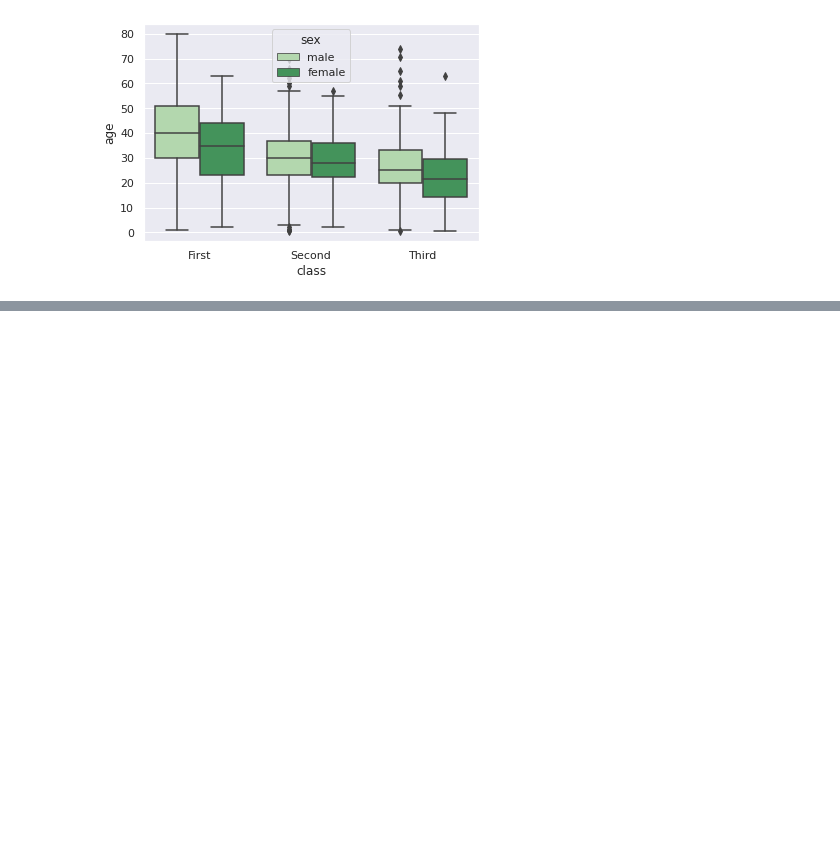
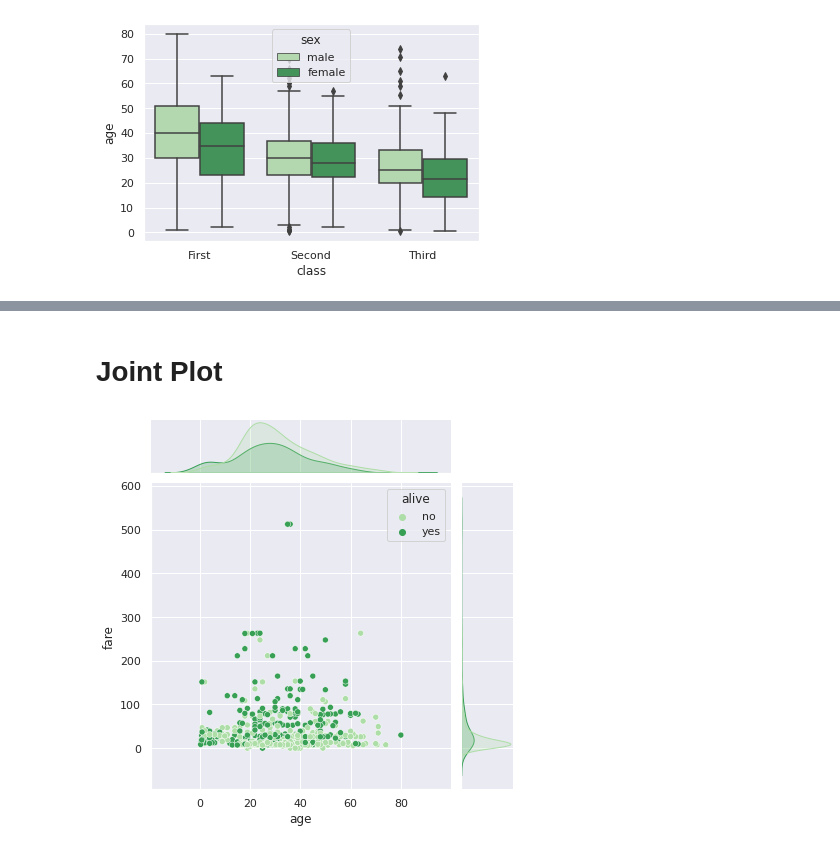
Before and after one commit to guptankit005/Analytics, a Jupyter notebook: Seaborn_01.ipynb, the cells around one changed output, grey strips where cells are left out. Drawn from its saved outputs; the diff is of its cells as text; code cells hidden in the pictures; blank space fills up the shorter version.

```diff
--- a/Seaborn_01.ipynb
+++ b/Seaborn_01.ipynb
@@ -56,0 +83,17 @@ plt.show()
+# %% [markdown]
+# Joint Plot
+# %%
+#importing library
+import seaborn as sns
+
+#setting theme
+sns.set_theme(style="darkgrid")
+
+#importing dataset
+titanic = sns.load_dataset("titanic")
+
+#plotting chart
+sns.jointplot(data=titanic, x="age", y='fare', hue ='alive', palette="Greens")
+plt.show()
+# %% [output]
+[figure, added]
```
Also changed, not shown: parts of 7 cells of this notebook.
